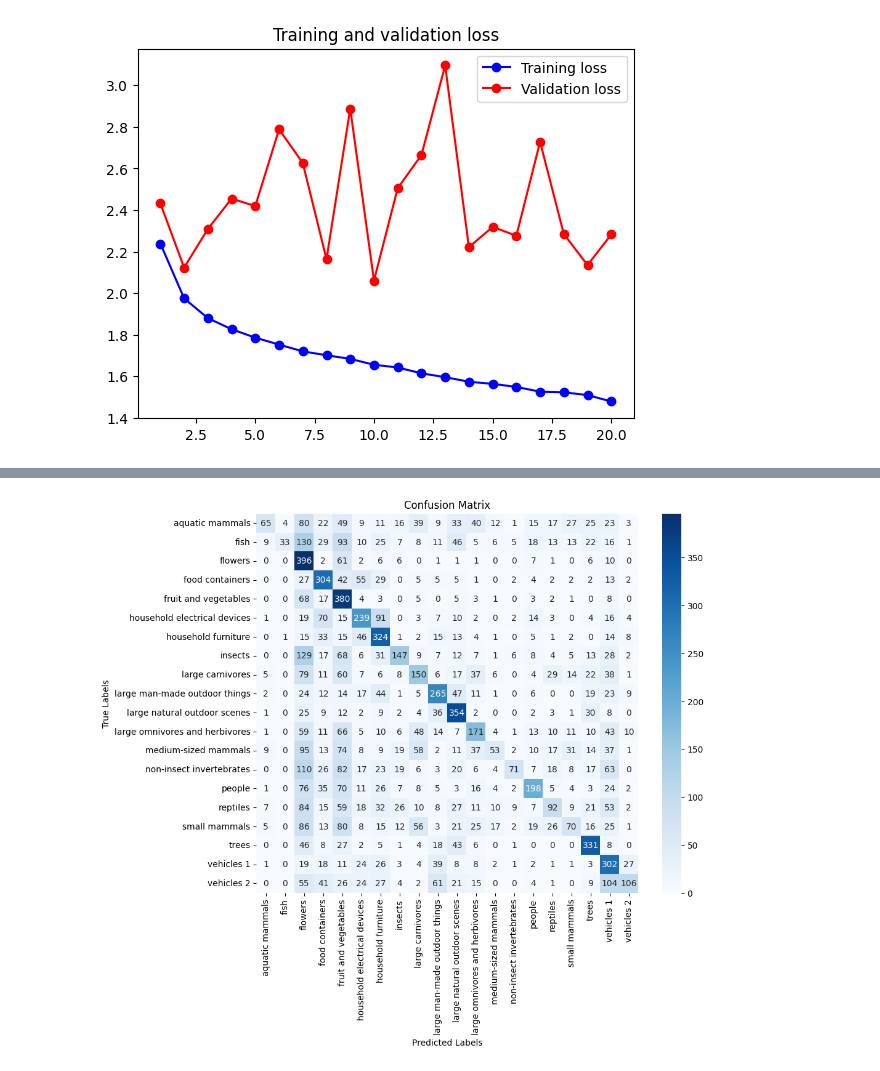
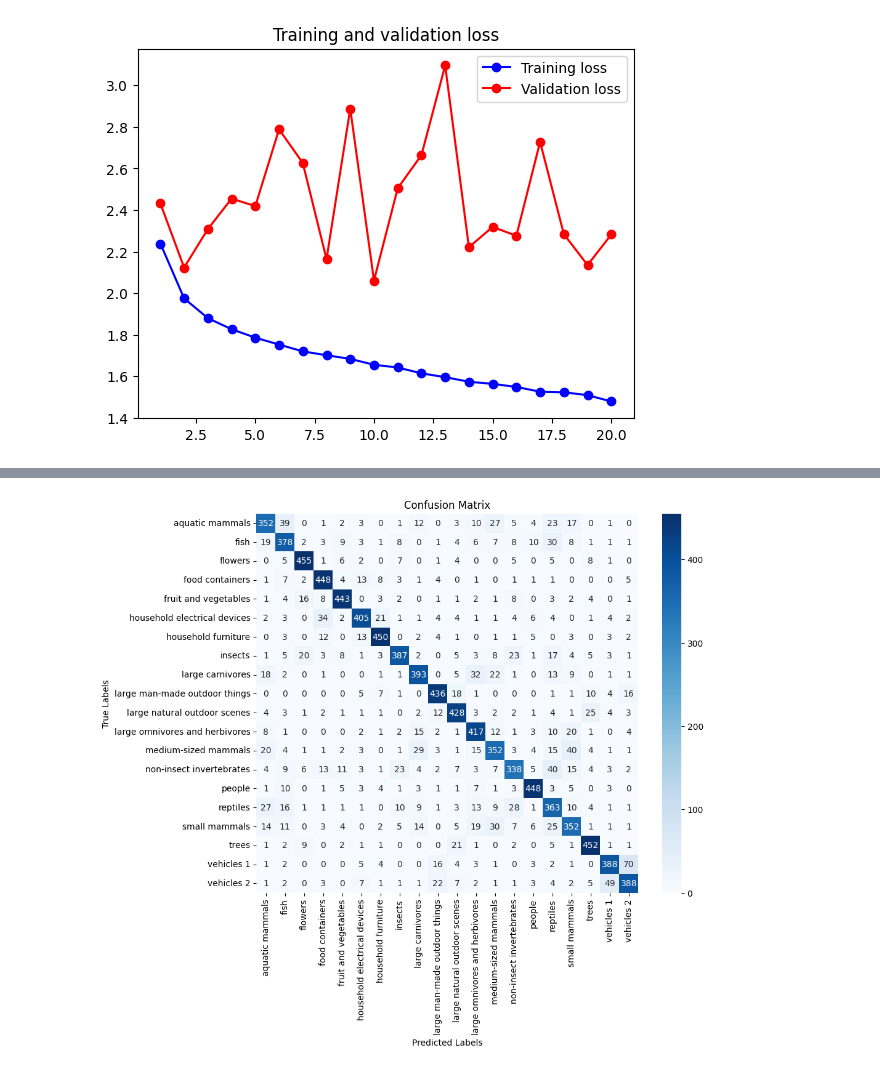
Before and after one commit to djovediaz/DL-lab1, a Jupyter notebook: pretrained_cnns.ipynb, the cells around one changed output, grey strips where cells are left out. Drawn from its saved outputs; the diff is of its cells as text; code cells hidden in the pictures.

```diff
--- a/pretrained_cnns.ipynb
+++ b/pretrained_cnns.ipynb
@@ -233,16 +267,17 @@ data_augmentation = keras.Sequential(
     ]
 )
 
-inputs = keras.Input(shape=(32, 32, 3))
+inputs = keras.Input(shape=(224, 224, 3))
 x = data_augmentation(inputs)
 x = keras.applications.efficientnet.preprocess_input(x) # pass throught function
 x = conv_base_efficient(x)
 x = layers.Flatten()(x)
 x= layers.Dense(512, activation='relu')(x)
+x = layers.Dropout(0.3)(x)  # Dropout para combatir el overfitting
 outputs = layers.Dense(20, activation="softmax")(x)
 model_efficient_fe = keras.Model(inputs, outputs)
 model_efficient_fe.compile(loss="sparse_categorical_crossentropy",
-              optimizer=keras.optimizers.Adam(learning_rate=0.001),
+              optimizer=keras.optimizers.Adam(learning_rate=0.0001),
               metrics=["accuracy"])
 # %%
 callbacks = [
@@ -256,9 +291,9 @@ callbacks = [
         restore_best_weights=True)
 ]
 history = model_efficient_fe.fit(
-    x_train, y_train,
+    train_ds,
     epochs=200,
-    validation_data=(x_val, y_val),
+    validation_data=(val_ds),
     callbacks=callbacks,
     batch_size=128)
 # %% [output]
@@ -437,7 +456,7 @@ Test loss: 1.3543
 # %%
 conv_base_efficient = keras.applications.EfficientNetB3(include_top = False,
                                         weights = 'imagenet',
-                                        input_shape= (32,32,3))
+                                        input_shape= (224,224,3))
 conv_base_efficient.trainable = True
 
 for layer in conv_base_efficient.layers[:-25]:
@@ -475,7 +496,7 @@ data_augmentation = keras.Sequential(
     ]
 )
 
-inputs = keras.Input(shape=(32, 32, 3))
+inputs = keras.Input(shape=(224, 224, 3))
 x = data_augmentation(inputs)
 x = keras.applications.efficientnet.preprocess_input(x)
 x = conv_base_efficient(x)
@@ -498,9 +519,9 @@ callbacks = [
         restore_best_weights=True)
 ]
 history = model_efficient_ft.fit(
-    x_train, y_train,
+    train_ds,
     epochs=200,
-    validation_data=(x_val, y_val),
+    validation_data=(val_ds),
     callbacks=callbacks,
     batch_size=128)
 # %% [output]
@@ -534,17 +541,21 @@ from sklearn.metrics import confusion_matrix
 import seaborn as sns
 
 # Evaluate the model on the test set
-test_loss, test_accuracy = model_efficient_ft.evaluate(x_test, y_test, verbose=2)
+test_loss, test_accuracy = model_efficient_ft.evaluate(test_ds, verbose=2)
 
 print(f'Test accuracy: {test_accuracy * 100:.2f}%')
 print(f'Test loss: {test_loss:.4f}')
 
-# Predict the classes for the test set
-y_pred = model_efficient_ft.predict(x_test)
+# Realizar las predicciones sobre el conjunto de test
+y_pred = model_efficient_fe.predict(test_ds)
 y_pred_classes = np.argmax(y_pred, axis=1)
 
-# Generate the confusion matrix
-conf_matrix = confusion_matrix(y_test, y_pred_classes)
+# Extraer las etiquetas verdaderas del dataset test
+y_true = np.concatenate([y for x, y in test_ds], axis=0)
+y_true = y_true.flatten()
+
+# Generar la matriz de confusión
+conf_matrix = confusion_matrix(y_true, y_pred_classes)
 
 # Plot the confusion matrix with category names
 plt.figure(figsize=(10, 8))
@@ -561 +572 @@ Test loss: 2.0656
-[figure, old version]
+[figure, new version]
```
Also changed, not shown: parts of 17 cells of this notebook.
